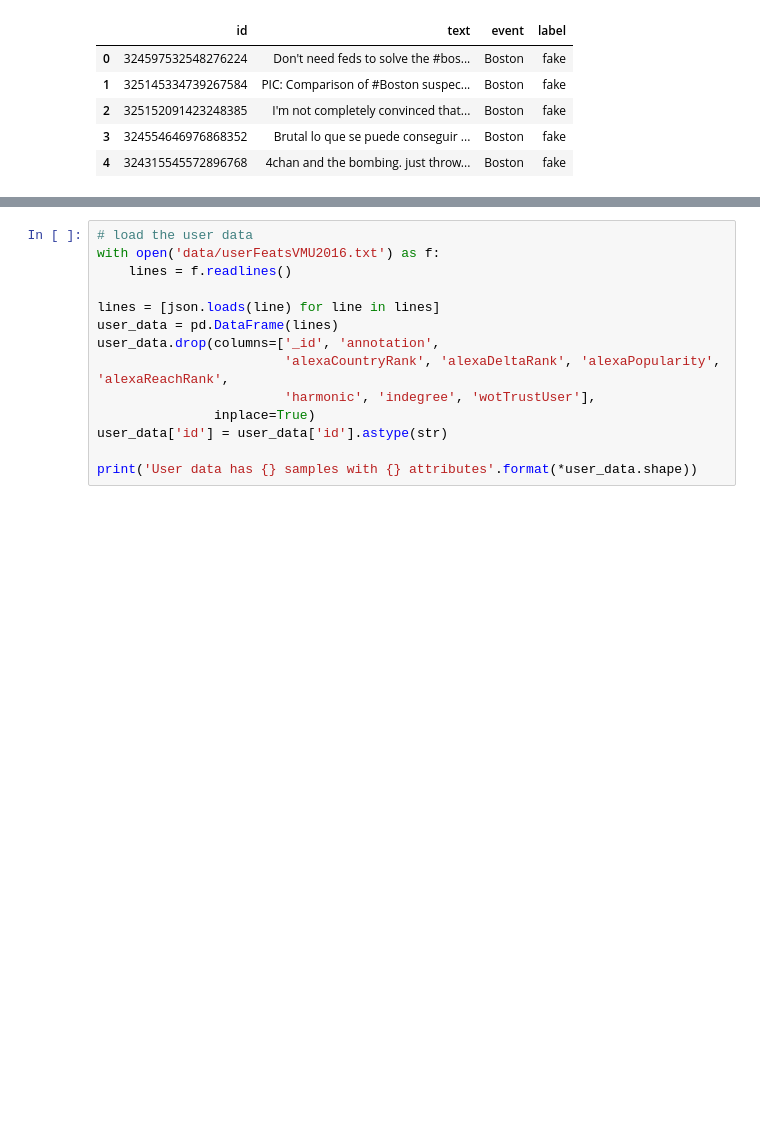
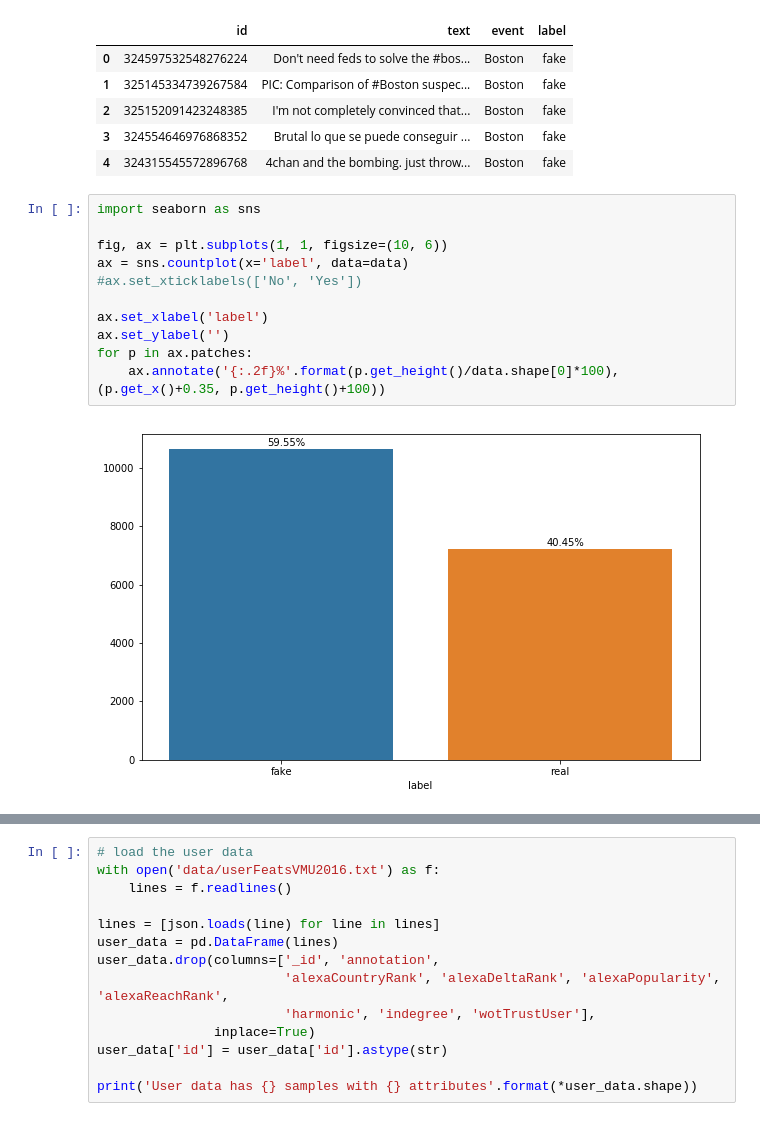
Before and after one commit to christinabo/spot-the-fake, a Jupyter notebook: fake_or_real.ipynb, the cells around one changed output, grey strips where cells are left out. Saved outputs shown, nothing was run; the diff lists cells and outputs as text; blank space fills up the shorter version.

```diff
--- a/fake_or_real.ipynb
+++ b/fake_or_real.ipynb
@@ -35,3 +42,16 @@ data.head()
 | 2 | 325152091423248385 | I'm not completely convinced that... | Boston | fake |
 | 3 | 324554646976868352 | Brutal lo que se puede conseguir ... | Boston | fake |
 | 4 | 324315545572896768 | 4chan and the bombing. just throw... | Boston | fake |
+# %%
+import seaborn as sns
+
+fig, ax = plt.subplots(1, 1, figsize=(10, 6))
+ax = sns.countplot(x='label', data=data)
+#ax.set_xticklabels(['No', 'Yes'])
+
+ax.set_xlabel('label')
+ax.set_ylabel('')
+for p in ax.patches:
+    ax.annotate('{:.2f}%'.format(p.get_height()/data.shape[0]*100), (p.get_x()+0.35, p.get_height()+100))
+# %% [output]
+[figure, added]
```
Also changed, not shown: parts of 30 cells of this notebook, 3 other files.
